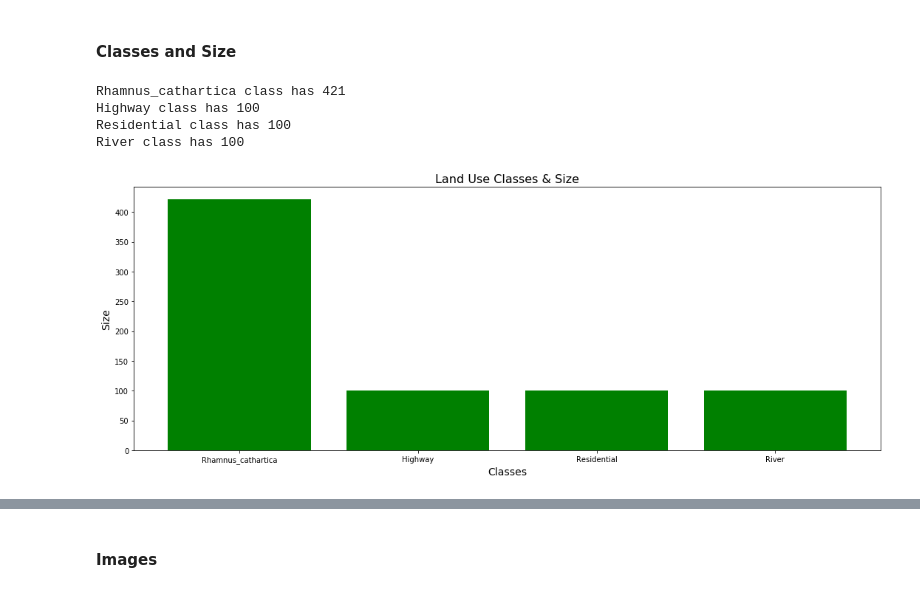
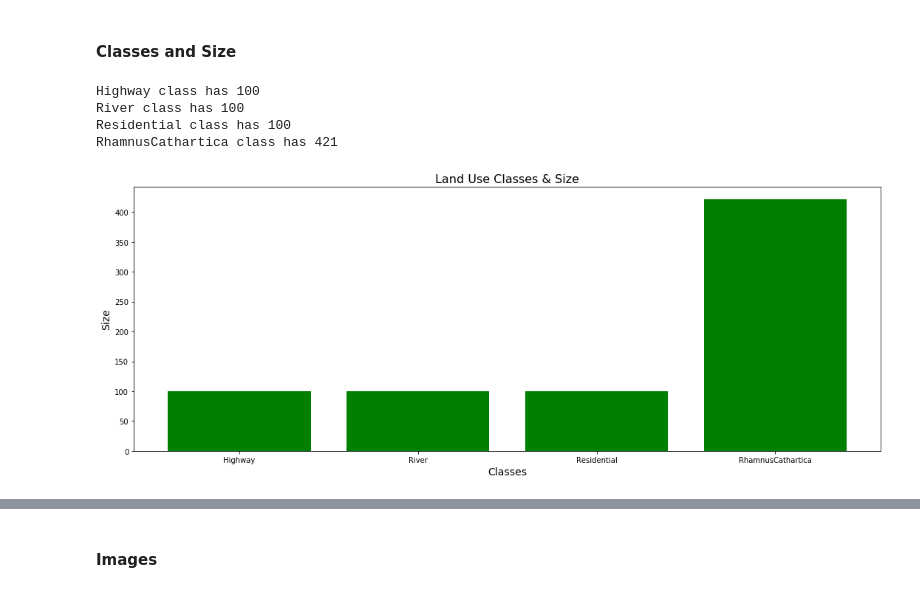
Before and after one commit to Pinili/Deep-Learning-for-Satellite-Imagery, a Jupyter notebook: main.ipynb, the cells around one changed output, grey strips where cells are left out. Saved outputs shown, nothing was run; the diff lists cells and outputs as text; code cells hidden in the pictures.

Commit message:
Before final CNN training - test 1

```diff
--- a/main.ipynb
+++ b/main.ipynb
@@ -82,14 +128,3 @@ import matplotlib.pyplot as plt
-# %%
-root_dir = "/content/gdrive/My Drive/"
-base_dir = root_dir + 'fastai-v3/'
-path = Path(base_dir + 'GEOG490data/')
-dest = path
-dest.mkdir(parents=True, exist_ok=True)
-
-train_path = path/'train'
-classes = [str(f).split('/')[-1] for f in list(train_path.iterdir())]
-
-#path to bands??
-#PATH = Path('/home/shakur/GeoProjects/EuroSat/Bands/')
-#train_path = PATH/'train'
-#classes = [str(f).split('/')[-1] for f in list(train_path.iterdir())]
+# %%
+## set main folder to the variable PATH as type Path
+PATH = Path(base_dir + 'GEOG490data/')
@@ -98,30 +177,38 @@ classes = [str(f).split('/')[-1] for f in list(train_path.iterdir())]
 # %% [markdown]
 #### Classes and Size
 # %%
+#extract training data and class names
+train_path = PATH/'train'
+classes = [str(f).split('/')[-1] for f in list(train_path.iterdir())]
+
 files = []
-
-for i in classes:
-    paths =train_path/i
-    files.append(list(paths.iterdir())[0])
+img_files = []
 classes_num = {}
 for i in classes:
+    img_count = 0
+    paths = train_path/i
+    files.append(list(paths.iterdir())[0])
+    for file in os.listdir(paths):
+        if file.endswith(".jpg"):
+            img_files.append(os.path.join(paths, file))
+            img_count += 1
+    classes_num[i] = img_count
+    print(f'{i} class has ' + str(classes_num[i]))
 
-    folders = train_path/i
-    classes_num[i] = len(list(folders.iterdir()))
-    print(f'{i} class has {len(list(folders.iterdir()))}')
+
 plt.figure(figsize=(15,6))
 plt.bar(classes_num.keys(), classes_num.values(), color='green')
 plt.title('Land Use Classes & Size', fontsize=16)
 plt.xlabel('Classes', fontsize=14)
 plt.ylabel('Size', fontsize=14)
 plt.tight_layout()
-plt.savefig('classes.jpg')
+plt.savefig(PATH/'class_bargraph.jpg')
 # %% [output]
-Rhamnus_cathartica class has 421
 Highway class has 100
+River class has 100
 Residential class has 100
-River class has 100
+RhamnusCathartica class has 421
-[figure, old version]
+[figure, new version]
 # %%
 temp_dataset = rasterio.open(files[0])
 temp_dataset.indexes
```
Also changed, not shown: parts of 39 cells of this notebook.
